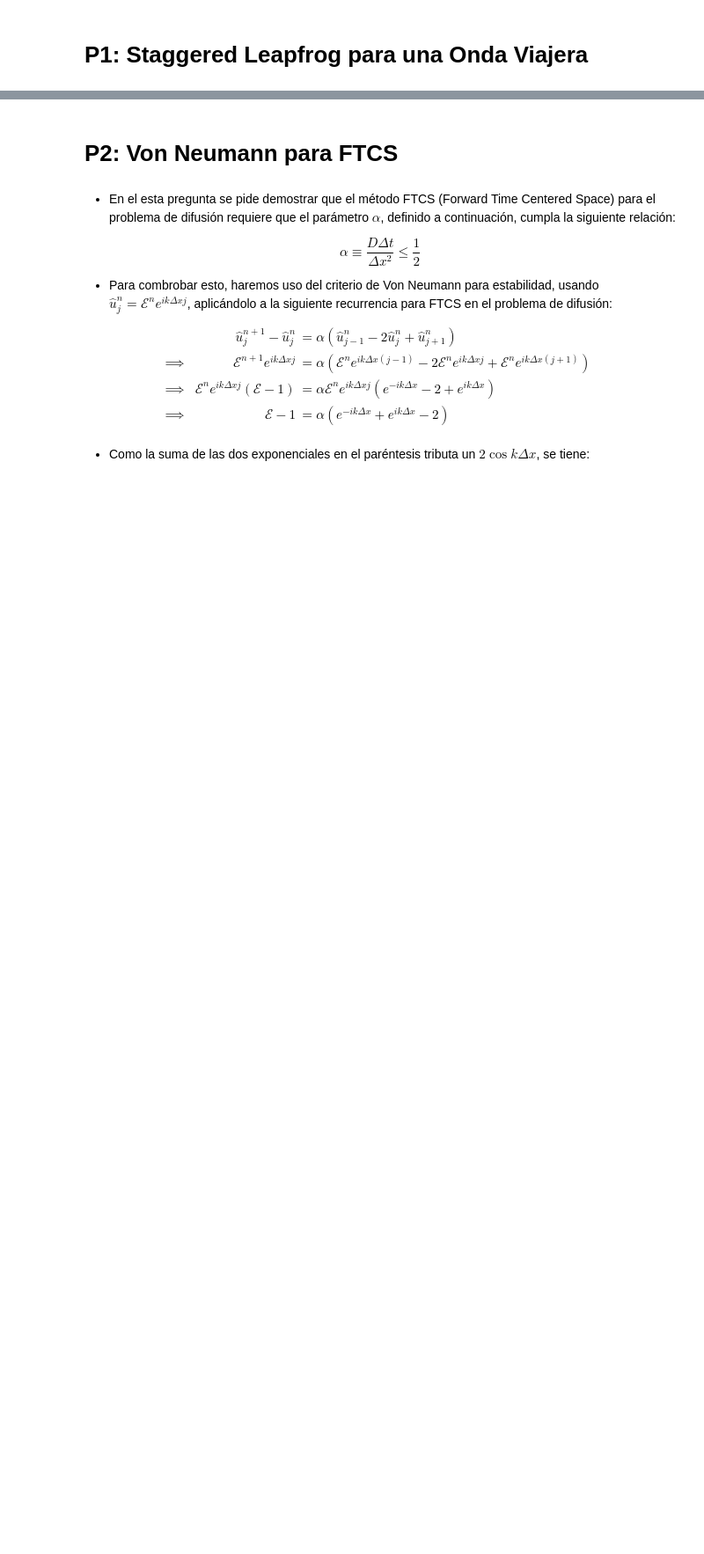
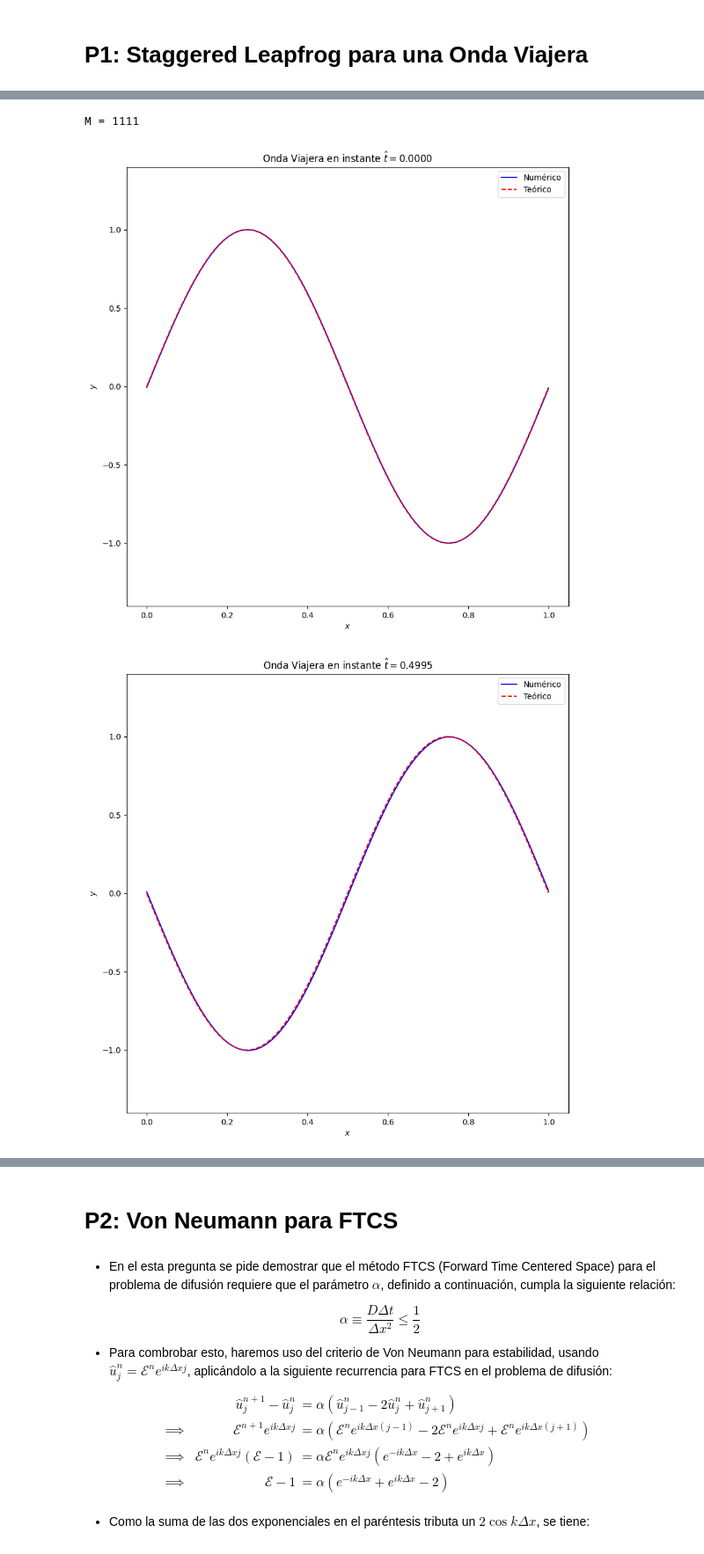
Before and after one commit to CrushinAngel/Numericos_6, a Jupyter notebook: Entrega.ipynb, the cells around one changed output, grey strips where cells are left out. Shown: that part at 88% size. Cells and saved outputs as stored; diff of their text form; code cells hidden in the pictures; blank space fills up the shorter version.

```diff
--- a/Entrega.ipynb
+++ b/Entrega.ipynb
@@ -84,0 +87,6 @@ delta = 50
+# %%
+st_lf()
+# %% [output]
+M = 1111
+[figure, added]
+[figure, added]
```
Also changed, not shown: parts of 4 cells of this notebook.
